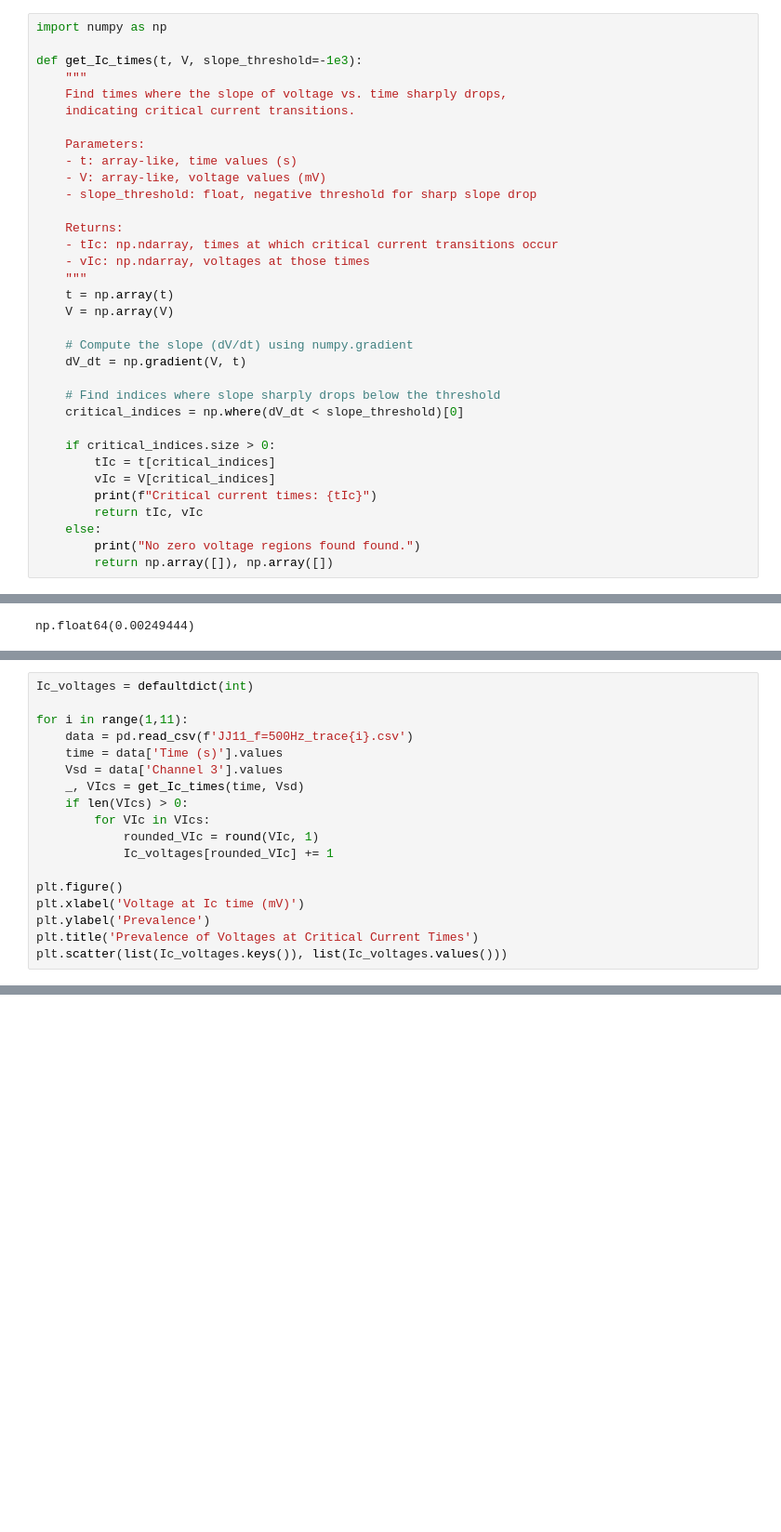
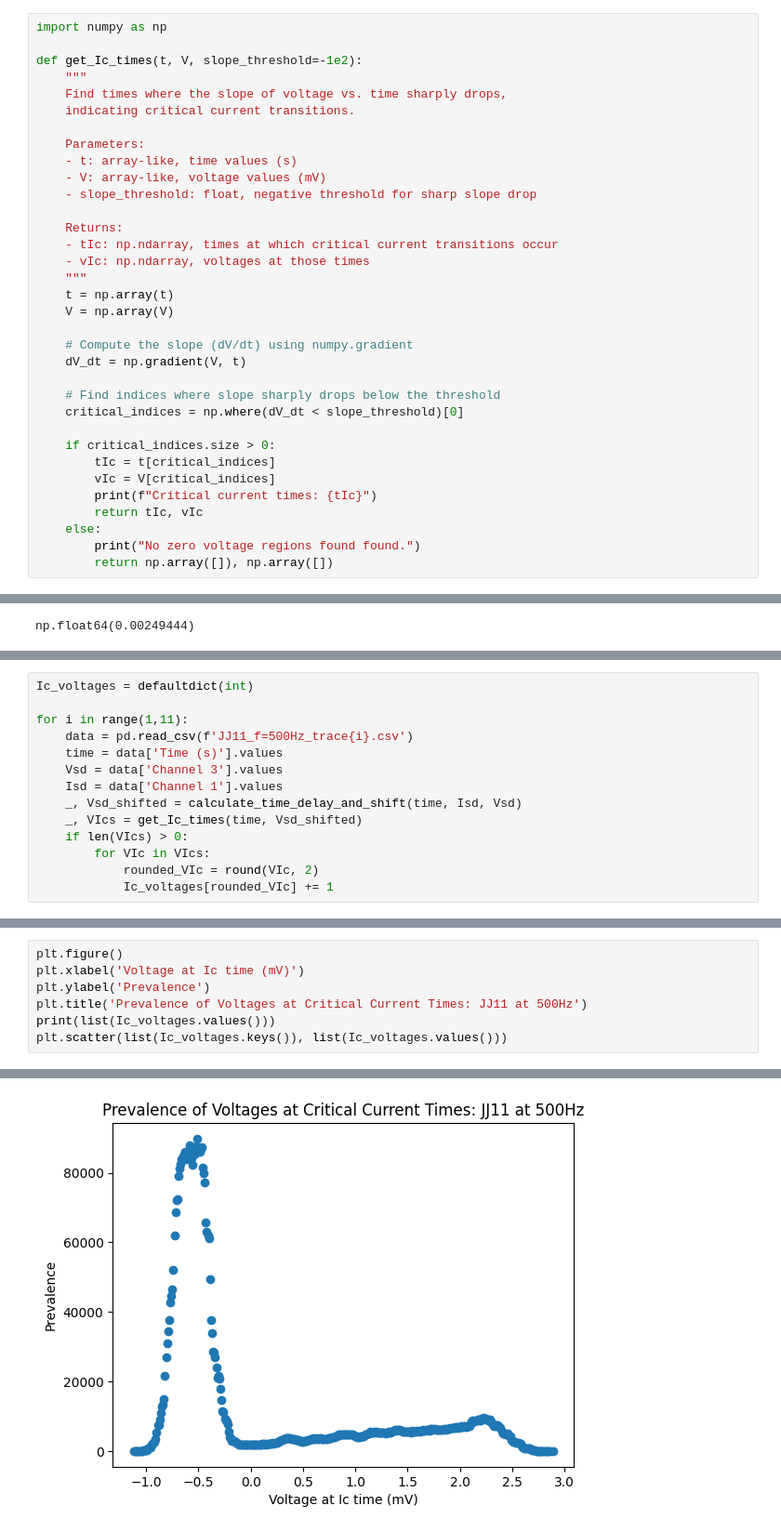
Before and after one commit to defnedoken/labeq, a Jupyter notebook: pulse_analysis.ipynb, the cells around one changed output, grey strips where cells are left out. Shown: that part at 93% size. Drawn from its saved outputs; the diff is of its cells as text; blank space fills up the shorter version.

```diff
--- a/pulse_analysis.ipynb
+++ b/pulse_analysis.ipynb
@@ -46,7 +47,7 @@ def get_Ic_time(t, V):
 # %%
 import numpy as np
 
-def get_Ic_times(t, V, slope_threshold=-1e3):
+def get_Ic_times(t, V, slope_threshold=-1e2):
     """
     Find times where the slope of voltage vs. time sharply drops,
     indicating critical current transitions.
@@ -132,15 +168,11 @@ for i in range(1,11):
     data = pd.read_csv(f'JJ11_f=500Hz_trace{i}.csv')
     time = data['Time (s)'].values
     Vsd = data['Channel 3'].values
-    _, VIcs = get_Ic_times(time, Vsd)
+    Isd = data['Channel 1'].values
+    _, Vsd_shifted = calculate_time_delay_and_shift(time, Isd, Vsd)
+    _, VIcs = get_Ic_times(time, Vsd_shifted)
     if len(VIcs) > 0:
         for VIc in VIcs:
-            rounded_VIc = round(VIc, 1)
+            rounded_VIc = round(VIc, 2)
             Ic_voltages[rounded_VIc] += 1
-
-plt.figure()
-plt.xlabel('Voltage at Ic time (mV)')
-plt.ylabel('Prevalence')
-plt.title('Prevalence of Voltages at Critical Current Times')
-plt.scatter(list(Ic_voltages.keys()), list(Ic_voltages.values()))
 # %% [output]
@@ -168,0 +180,8 @@ Critical current times: [-0.005      -0.00499999 -0.00499998 ...  0.00471342  0.
+# %%
+plt.figure()
+plt.xlabel('Voltage at Ic time (mV)')
+plt.ylabel('Prevalence')
+plt.title('Prevalence of Voltages at Critical Current Times: JJ11 at 500Hz')
+print(list(Ic_voltages.values()))
+plt.scatter(list(Ic_voltages.keys()), list(Ic_voltages.values()))
+# %% [output]
@@ -168,0 +190 @@ Critical current times: [-0.005      -0.00499999 -0.00499998 ...  0.00471342  0.
+[figure, added]
```
Also changed, not shown: parts of 11 cells of this notebook.
